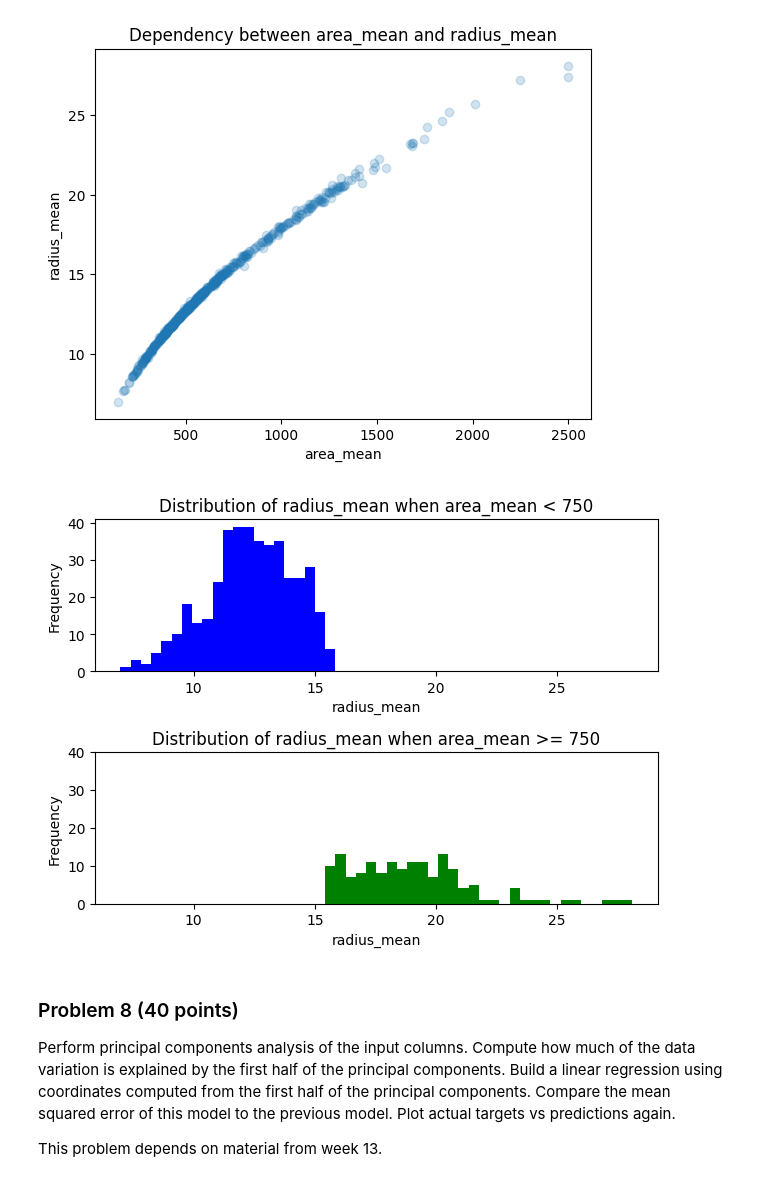
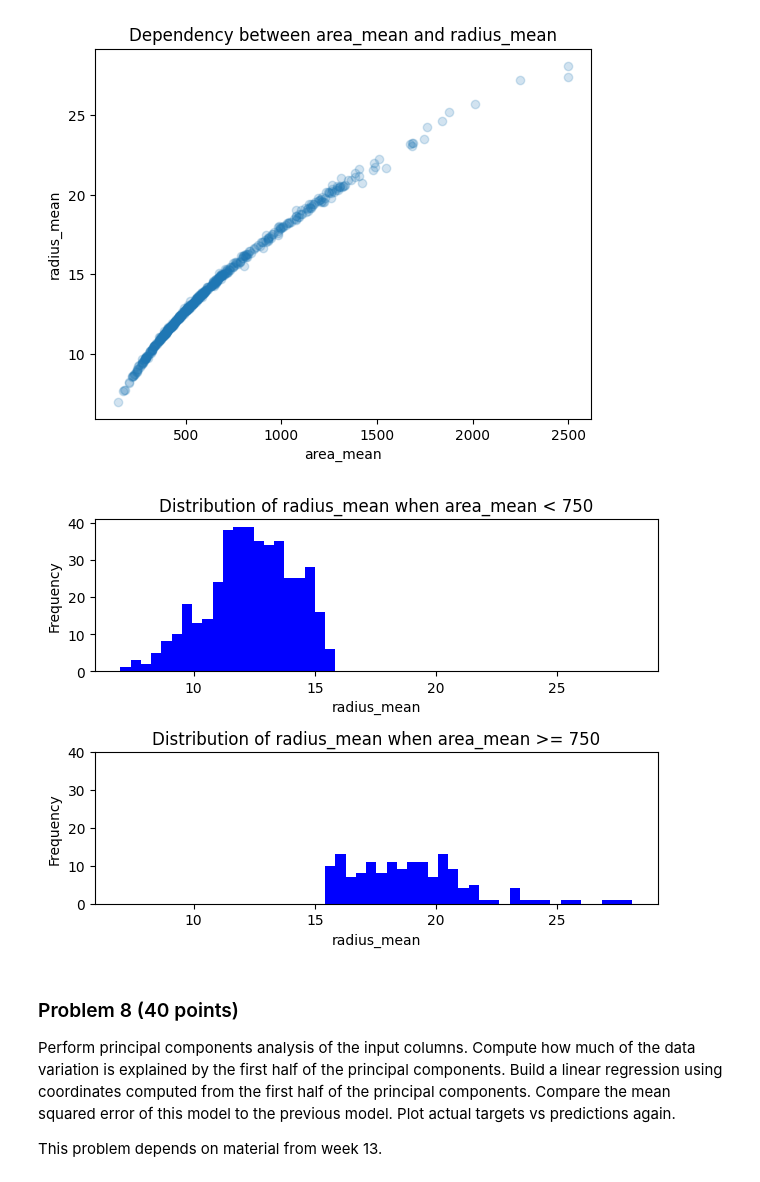
Before and after one commit to aidandig/dx601-final-project, a Jupyter notebook: project.ipynb, the cells around one changed output. Drawn from its saved outputs; the diff is of its cells as text; code cells hidden in the pictures.

```diff
--- a/project.ipynb
+++ b/project.ipynb
@@ -549,28 +550,28 @@ subsetB_breastCancer = breastCancer[breastCancer['area_mean'] >= t]
 # %%
 y_min = min(subsetA_breastCancer['radius_mean'].min(), subsetB_breastCancer['radius_mean'].min())
 y_max = max(subsetA_breastCancer['radius_mean'].max(), subsetB_breastCancer['radius_mean'].max())
 y_range = (y_min, y_max)
 n_bins = 50
 
 # Subset A Data where area_mean < 750
 plt.subplot(2, 1, 1)
 plt.hist(subsetA_breastCancer['radius_mean'], bins= n_bins, range= y_range, color= 'blue')
 plt.title(f"Distribution of radius_mean when area_mean < {t}")
 plt.xlabel("radius_mean")
 plt.ylabel("Frequency")
 
 # Subset B Data where area_mean >= 750
 plt.subplot(2, 1, 2)
-plt.hist(subsetB_breastCancer['radius_mean'], bins= n_bins, range= y_range, color= 'green')
+plt.hist(subsetB_breastCancer['radius_mean'], bins= n_bins, range= y_range, color= 'blue')
 plt.ylim(0, 40) # matched first subplot's y scale for easier comparison
 plt.title(f"Distribution of radius_mean when area_mean >= {t}")
 plt.xlabel("radius_mean")
 plt.ylabel("Frequency")
 
 plt.tight_layout()
 None
 # %% [output]
-[figure, old version]
+[figure, new version]
 # %% [markdown]
 ### Problem 8 (40 points)
 
```
Also changed, not shown: parts of 10 cells of this notebook.
